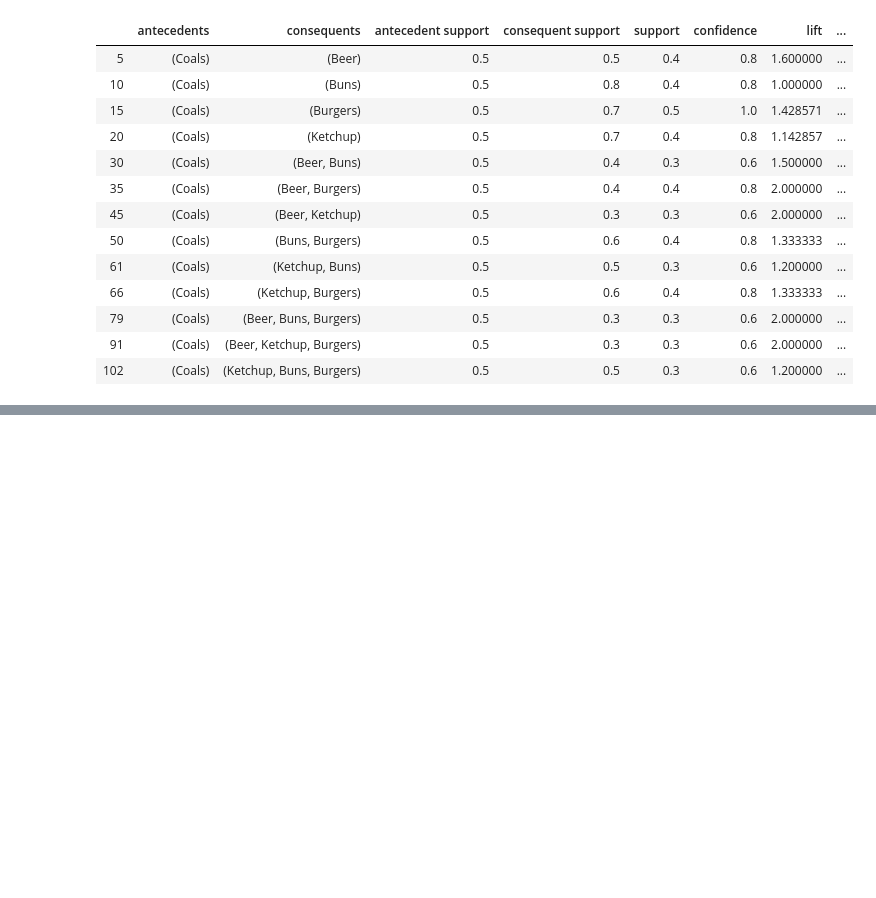
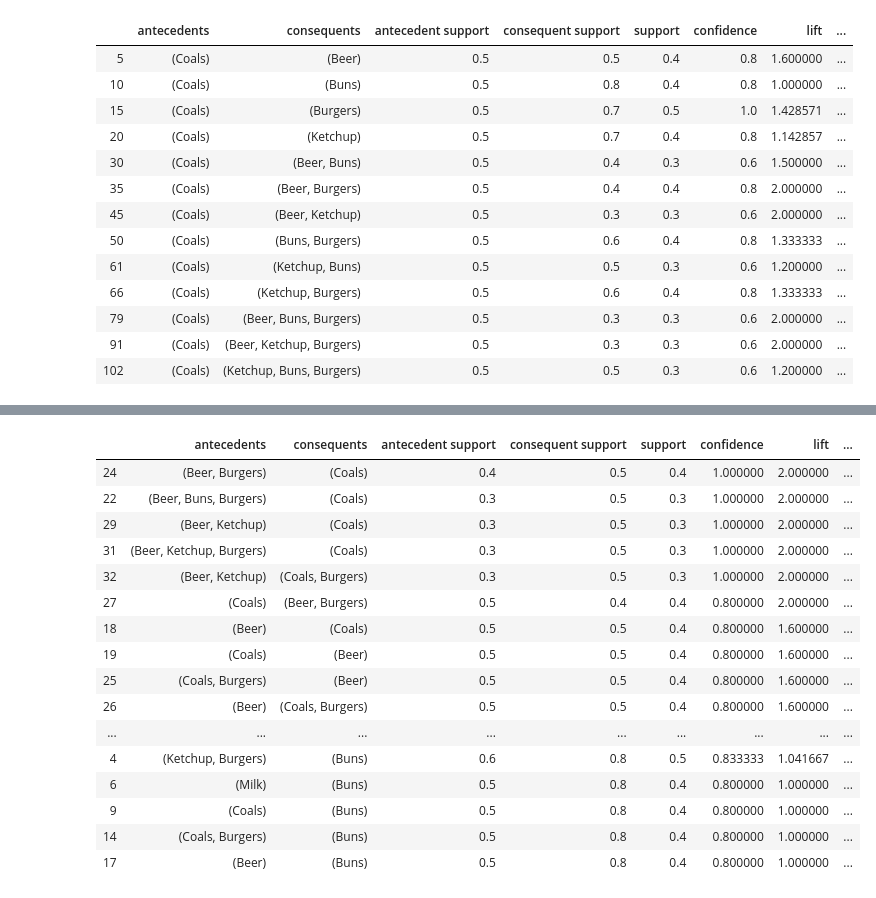
Before and after one commit to sp1630/M3_DataMining, a Jupyter notebook: Market Basket_Coal_Practice.ipynb, the cells around one changed output, grey strips where cells are left out. Saved outputs shown, nothing was run; the diff lists cells and outputs as text; code cells hidden in the pictures; blank space fills up the shorter version.

```diff
--- a/Market Basket_Coal_Practice.ipynb
+++ b/Market Basket_Coal_Practice.ipynb
@@ -32,7 +33,7 @@ import seaborn as sns
 # %%
 pd.set_option('display.max_columns', 100)
 # %%
-df =pd.read_csv(r"C:\Users\spark2\Desktop\Me\York\M3_DataMining\Association Analysis\4Rule_Generation.csv")
+df =pd.read_csv(r"C:\Users\spark2\Desktop\Me\York\M3_DataMining\Association Analysis\Market_Basket_Practice.csv")
 # %%
 # https://pbpython.com/market-basket-analysis.html
 # %%
@@ -159,0 +164,2 @@ df3_coals
+# %%
+df4 = fpgrowth(df1, min_support = 0.25, use_colnames= True)
@@ -159,0 +192,20 @@ df3_coals
+# %%
+association_rules(df4).sort_values(['lift', 'confidence', 'support'], ascending=False)
+# %% [output]
+|  | antecedents | consequents | antecedent support | consequent support | support | confidence | lift | ... |
+| 24 | (Beer, Burgers) | (Coals) | 0.4 | 0.5 | 0.4 | 1.000000 | 2.000000 | ... |
+| 22 | (Beer, Buns, Burgers) | (Coals) | 0.3 | 0.5 | 0.3 | 1.000000 | 2.000000 | ... |
+| 29 | (Beer, Ketchup) | (Coals) | 0.3 | 0.5 | 0.3 | 1.000000 | 2.000000 | ... |
+| 31 | (Beer, Ketchup, Burgers) | (Coals) | 0.3 | 0.5 | 0.3 | 1.000000 | 2.000000 | ... |
+| 32 | (Beer, Ketchup) | (Coals, Burgers) | 0.3 | 0.5 | 0.3 | 1.000000 | 2.000000 | ... |
+| 27 | (Coals) | (Beer, Burgers) | 0.5 | 0.4 | 0.4 | 0.800000 | 2.000000 | ... |
+| 18 | (Beer) | (Coals) | 0.5 | 0.5 | 0.4 | 0.800000 | 1.600000 | ... |
+| 19 | (Coals) | (Beer) | 0.5 | 0.5 | 0.4 | 0.800000 | 1.600000 | ... |
+| 25 | (Coals, Burgers) | (Beer) | 0.5 | 0.5 | 0.4 | 0.800000 | 1.600000 | ... |
+| 26 | (Beer) | (Coals, Burgers) | 0.5 | 0.5 | 0.4 | 0.800000 | 1.600000 | ... |
+| ... | ... | ... | ... | ... | ... | ... | ... | ... |
+| 4 | (Ketchup, Burgers) | (Buns) | 0.6 | 0.8 | 0.5 | 0.833333 | 1.041667 | ... |
+| 6 | (Milk) | (Buns) | 0.5 | 0.8 | 0.4 | 0.800000 | 1.000000 | ... |
+| 9 | (Coals) | (Buns) | 0.5 | 0.8 | 0.4 | 0.800000 | 1.000000 | ... |
+| 14 | (Coals, Burgers) | (Buns) | 0.5 | 0.8 | 0.4 | 0.800000 | 1.000000 | ... |
+| 17 | (Beer) | (Buns) | 0.5 | 0.8 | 0.4 | 0.800000 | 1.000000 | ... |
```
Also changed, not shown: parts of 5 cells of this notebook.
